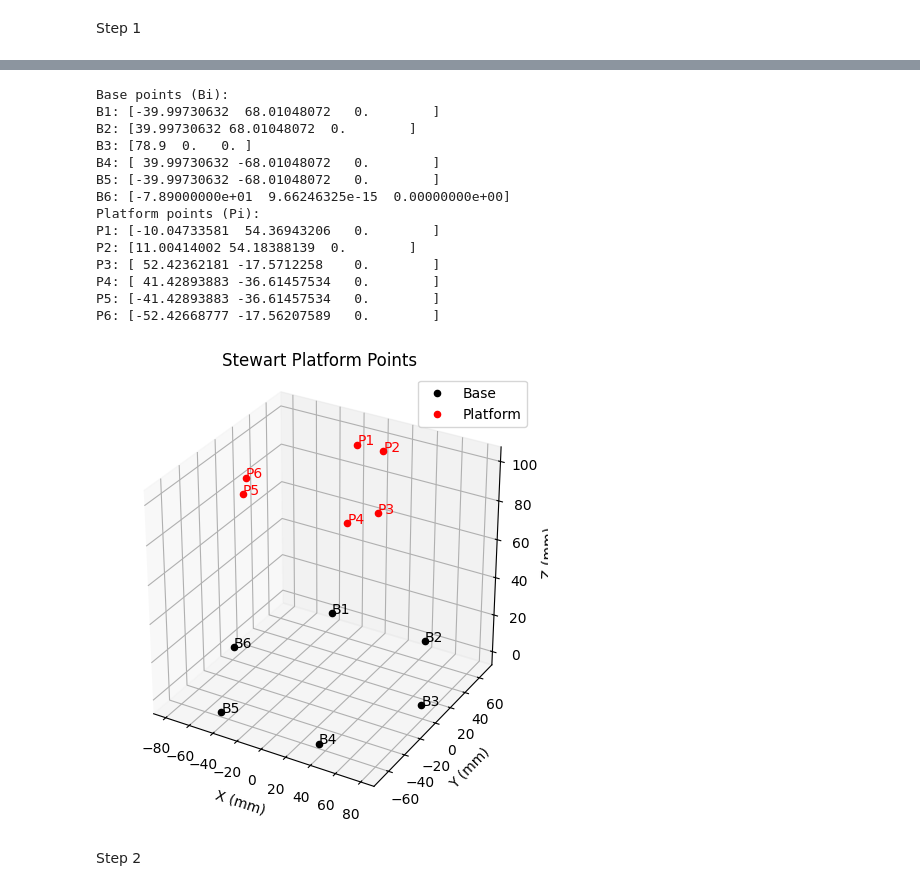
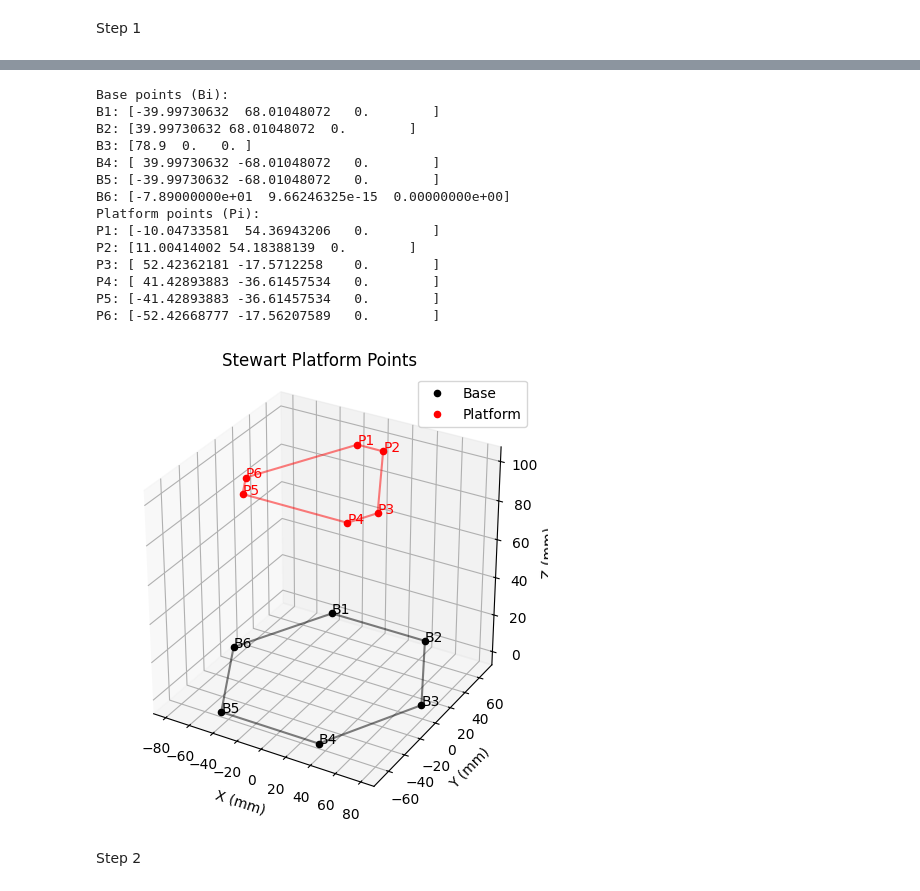
Before and after one commit to nzge/stewart-platform, a Jupyter notebook: stewart_inverse-kinematics.ipynb, the cells around one changed output, grey strips where cells are left out. Drawn from its saved outputs; the diff is of its cells as text; code cells hidden in the pictures.

```diff
--- a/stewart_inverse-kinematics.ipynb
+++ b/stewart_inverse-kinematics.ipynb
@@ -46,6 +46,7 @@ print("Platform points (Pi):")
 for i, point in enumerate(Pi):
     print(f"P{i+1}: {point}")
 
+
 # Plot setup
 fig = plt.figure()
 ax = fig.add_subplot(111, projection='3d')
@@ -54,38 +55,49 @@ ax = fig.add_subplot(111, projection='3d')
 for i, point in enumerate(Bi):
     ax.scatter(*point, c='black', label='Base' if i == 0 else "")
     ax.text(*point, f'B{i+1}', color='black')
+    next_i = (i + 1) % 6  # Wrap around to close the hexagon
+    ax.plot([Bi[i][0], Bi[next_i][0]],
+            [Bi[i][1], Bi[next_i][1]],
+            [Bi[i][2], Bi[next_i][2]],
+            c='black', linewidth=1.5, alpha=0.5)
 
 # Plot platform points (red)
 for i, point in enumerate(Pi):
     elevated_point = point + np.array([0, 0, 100])  # temporary offset
     ax.scatter(*elevated_point, c='red', label='Platform' if i == 0 else "")
     ax.text(*elevated_point, f'P{i+1}', color='red')
+    next_i = (i + 1) % 6  # Wrap around to close the hexagon
+    elevated_point_next = Pi[next_i] + np.array([0, 0, 100])
+    ax.plot([elevated_point[0], elevated_point_next[0]],
+            [elevated_point[1], elevated_point_next[1]],
+            [elevated_point[2], elevated_point_next[2]],
+            c='red', linewidth=1.5, alpha=0.5)
 
 # Axis labels and styling
 ax.set_xlabel('X (mm)')
 ax.set_ylabel('Y (mm)')
 ax.set_zlabel('Z (mm)')
 ax.set_title("Stewart Platform Points")
 ax.legend()
 ax.set_box_aspect([1, 1, 1])
 plt.tight_layout()
 plt.show()
 # %% [output]
 Base points (Bi):
 B1: [-39.99730632  68.01048072   0.        ]
 B2: [39.99730632 68.01048072  0.        ]
 B3: [78.9  0.   0. ]
 B4: [ 39.99730632 -68.01048072   0.        ]
 B5: [-39.99730632 -68.01048072   0.        ]
 B6: [-7.89000000e+01  9.66246325e-15  0.00000000e+00]
 Platform points (Pi):
 P1: [-10.04733581  54.36943206   0.        ]
 P2: [11.00414002 54.18388139  0.        ]
 P3: [ 52.42362181 -17.5712258    0.        ]
 P4: [ 41.42893883 -36.61457534   0.        ]
 P5: [-41.42893883 -36.61457534   0.        ]
 P6: [-52.42668777 -17.56207589   0.        ]
-[figure, old version]
+[figure, new version]
 # %% [markdown]
 Step 2
 # %%
```
Also changed, not shown: parts of 7 cells of this notebook, 6 other files.
